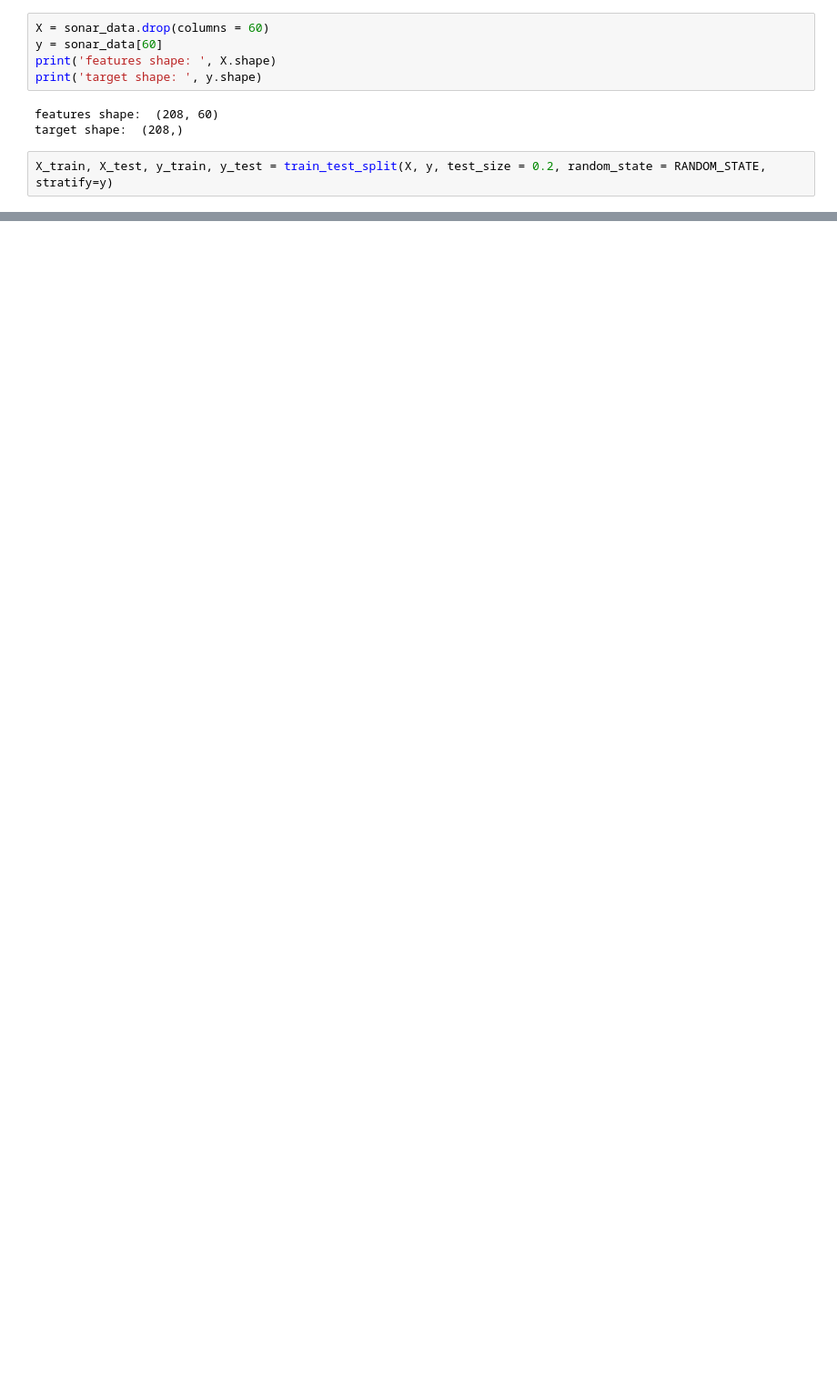
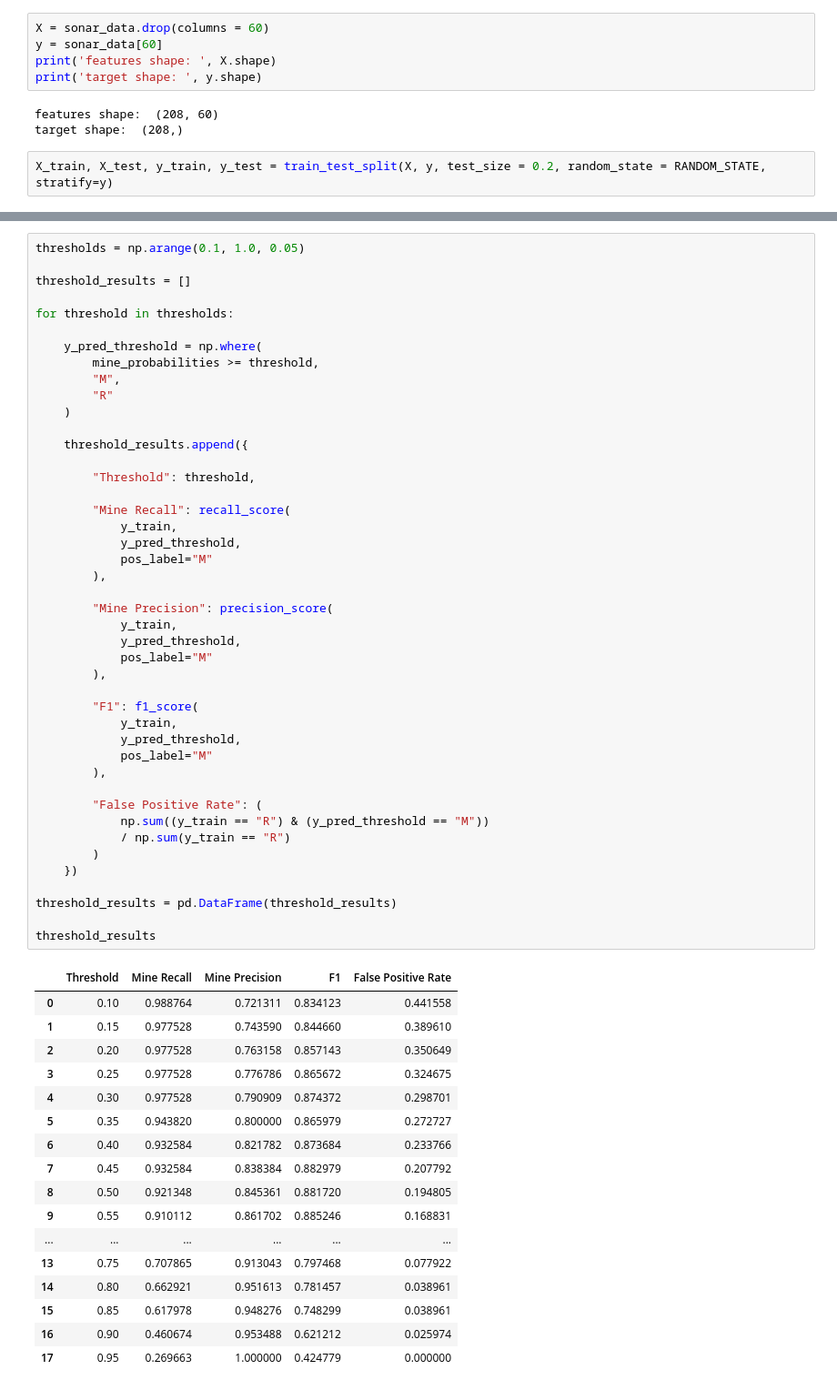
Before and after one commit to poliname17/rockmine, a Jupyter notebook: rock_vs_mine.ipynb, the cells around one changed output, grey strips where cells are left out. Shown at 91% size. Saved outputs shown, nothing was run; the diff lists cells and outputs as text; blank space fills up the shorter version.

```diff
--- a/rock_vs_mine.ipynb
+++ b/rock_vs_mine.ipynb
@@ -231,0 +581,62 @@ plt.show()
+# %%
+thresholds = np.arange(0.1, 1.0, 0.05)
+
+threshold_results = []
+
+for threshold in thresholds:
+
+    y_pred_threshold = np.where(
+        mine_probabilities >= threshold,
+        "M",
+        "R"
+    )
+
+    threshold_results.append({
+
+        "Threshold": threshold,
+
+        "Mine Recall": recall_score(
+            y_train,
+            y_pred_threshold,
+            pos_label="M"
+        ),
+
+        "Mine Precision": precision_score(
+            y_train,
+            y_pred_threshold,
+            pos_label="M"
+        ),
+
+        "F1": f1_score(
+            y_train,
+            y_pred_threshold,
+            pos_label="M"
+        ),
+
+        "False Positive Rate": (
+            np.sum((y_train == "R") & (y_pred_threshold == "M"))
+            / np.sum(y_train == "R")
+        )
+    })
+
+threshold_results = pd.DataFrame(threshold_results)
+
+threshold_results
+# %% [output]
+|  | Threshold | Mine Recall | Mine Precision | F1 | False Positive Rate |
+| 0 | 0.10 | 0.988764 | 0.721311 | 0.834123 | 0.441558 |
+| 1 | 0.15 | 0.977528 | 0.743590 | 0.844660 | 0.389610 |
+| 2 | 0.20 | 0.977528 | 0.763158 | 0.857143 | 0.350649 |
+| 3 | 0.25 | 0.977528 | 0.776786 | 0.865672 | 0.324675 |
+| 4 | 0.30 | 0.977528 | 0.790909 | 0.874372 | 0.298701 |
+| 5 | 0.35 | 0.943820 | 0.800000 | 0.865979 | 0.272727 |
+| 6 | 0.40 | 0.932584 | 0.821782 | 0.873684 | 0.233766 |
+| 7 | 0.45 | 0.932584 | 0.838384 | 0.882979 | 0.207792 |
+| 8 | 0.50 | 0.921348 | 0.845361 | 0.881720 | 0.194805 |
+| 9 | 0.55 | 0.910112 | 0.861702 | 0.885246 | 0.168831 |
+| ... | ... | ... | ... | ... | ... |
+| 13 | 0.75 | 0.707865 | 0.913043 | 0.797468 | 0.077922 |
+| 14 | 0.80 | 0.662921 | 0.951613 | 0.781457 | 0.038961 |
+| 15 | 0.85 | 0.617978 | 0.948276 | 0.748299 | 0.038961 |
+| 16 | 0.90 | 0.460674 | 0.953488 | 0.621212 | 0.025974 |
+| 17 | 0.95 | 0.269663 | 1.000000 | 0.424779 | 0.000000 |
```
Also changed, not shown: parts of 44 cells of this notebook, 1 other file.
